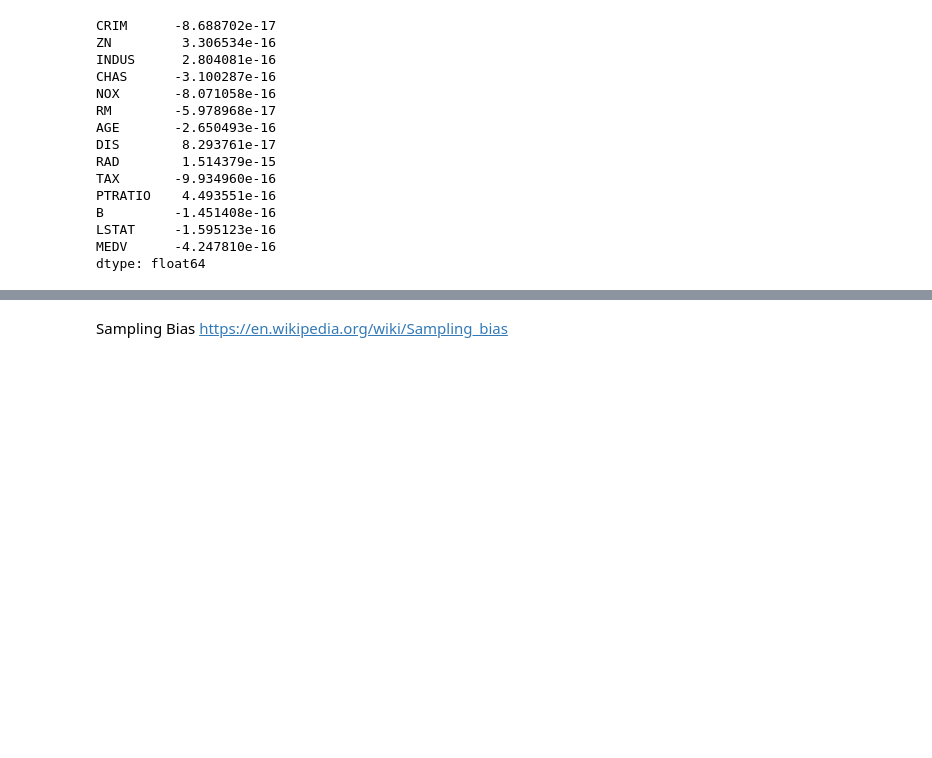
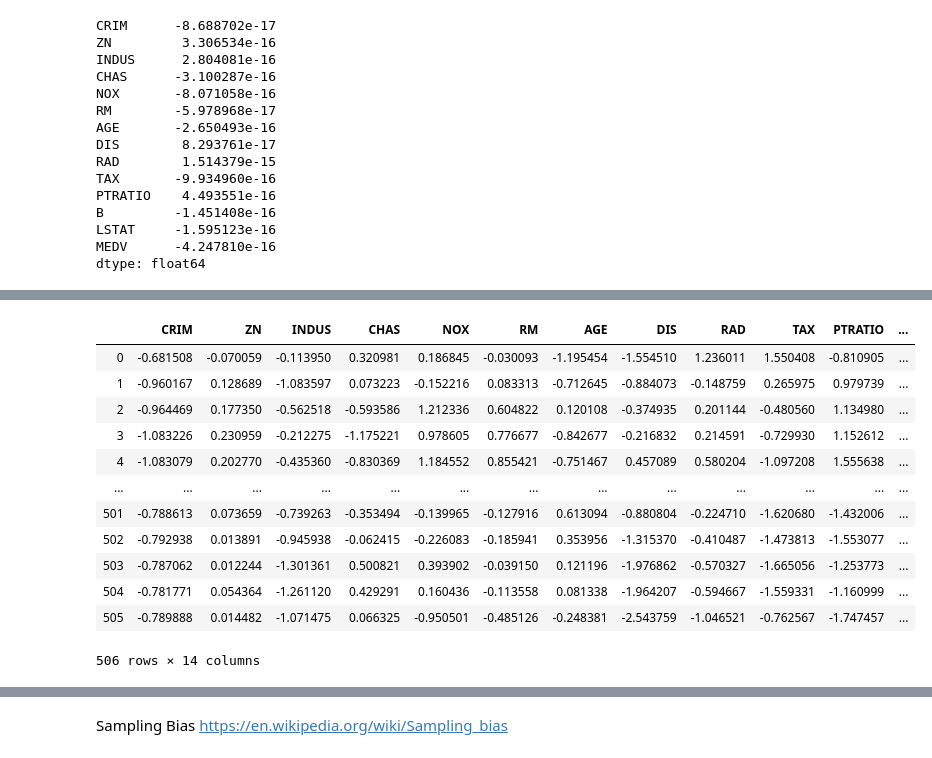
Before and after one commit to jruther/Machine_Learning_Project, a Jupyter notebook: Machine_Learning_Project.ipynb, the cells around one changed output, grey strips where cells are left out. Drawn from its saved outputs; the diff is of its cells as text; code cells hidden in the pictures; blank space fills up the shorter version.

```diff
--- a/Machine_Learning_Project.ipynb
+++ b/Machine_Learning_Project.ipynb
@@ -862,0 +945,17 @@ ValueError: operands could not be broadcast together with shapes (1,11) (14,) (1
+# %%
+xwhite = pd.DataFrame(pca.transform(df), columns=df.columns)
+xwhite
+# %% [output]
+|  | CRIM | ZN | INDUS | CHAS | NOX | RM | AGE | DIS | RAD | TAX | PTRATIO | ... |
+| 0 | -0.681508 | -0.070059 | -0.113950 | 0.320981 | 0.186845 | -0.030093 | -1.195454 | -1.554510 | 1.236011 | 1.550408 | -0.810905 | ... |
+| 1 | -0.960167 | 0.128689 | -1.083597 | 0.073223 | -0.152216 | 0.083313 | -0.712645 | -0.884073 | -0.148759 | 0.265975 | 0.979739 | ... |
+| 2 | -0.964469 | 0.177350 | -0.562518 | -0.593586 | 1.212336 | 0.604822 | 0.120108 | -0.374935 | 0.201144 | -0.480560 | 1.134980 | ... |
+| 3 | -1.083226 | 0.230959 | -0.212275 | -1.175221 | 0.978605 | 0.776677 | -0.842677 | -0.216832 | 0.214591 | -0.729930 | 1.152612 | ... |
+| 4 | -1.083079 | 0.202770 | -0.435360 | -0.830369 | 1.184552 | 0.855421 | -0.751467 | 0.457089 | 0.580204 | -1.097208 | 1.555638 | ... |
+| ... | ... | ... | ... | ... | ... | ... | ... | ... | ... | ... | ... | ... |
+| 501 | -0.788613 | 0.073659 | -0.739263 | -0.353494 | -0.139965 | -0.127916 | 0.613094 | -0.880804 | -0.224710 | -1.620680 | -1.432006 | ... |
+| 502 | -0.792938 | 0.013891 | -0.945938 | -0.062415 | -0.226083 | -0.185941 | 0.353956 | -1.315370 | -0.410487 | -1.473813 | -1.553077 | ... |
+| 503 | -0.787062 | 0.012244 | -1.301361 | 0.500821 | 0.393902 | -0.039150 | 0.121196 | -1.976862 | -0.570327 | -1.665056 | -1.253773 | ... |
+| 504 | -0.781771 | 0.054364 | -1.261120 | 0.429291 | 0.160436 | -0.113558 | 0.081338 | -1.964207 | -0.594667 | -1.559331 | -1.160999 | ... |
+| 505 | -0.789888 | 0.014482 | -1.071475 | 0.066325 | -0.950501 | -0.485126 | -0.248381 | -2.543759 | -1.046521 | -0.762567 | -1.747457 | ... |
+506 rows × 14 columns
```
Also changed, not shown: parts of 50 cells of this notebook, 13 other files.
